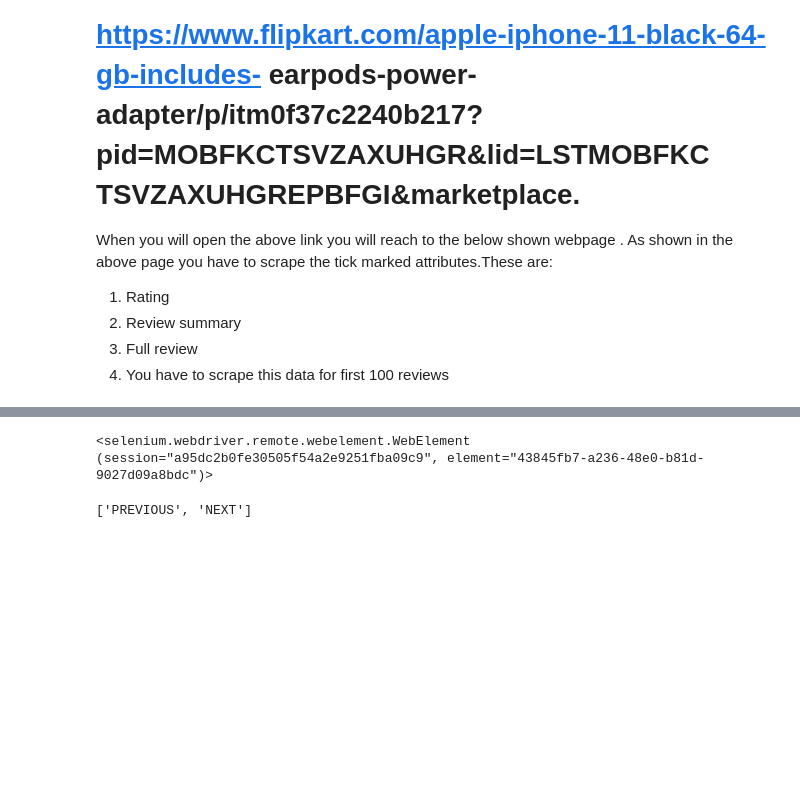
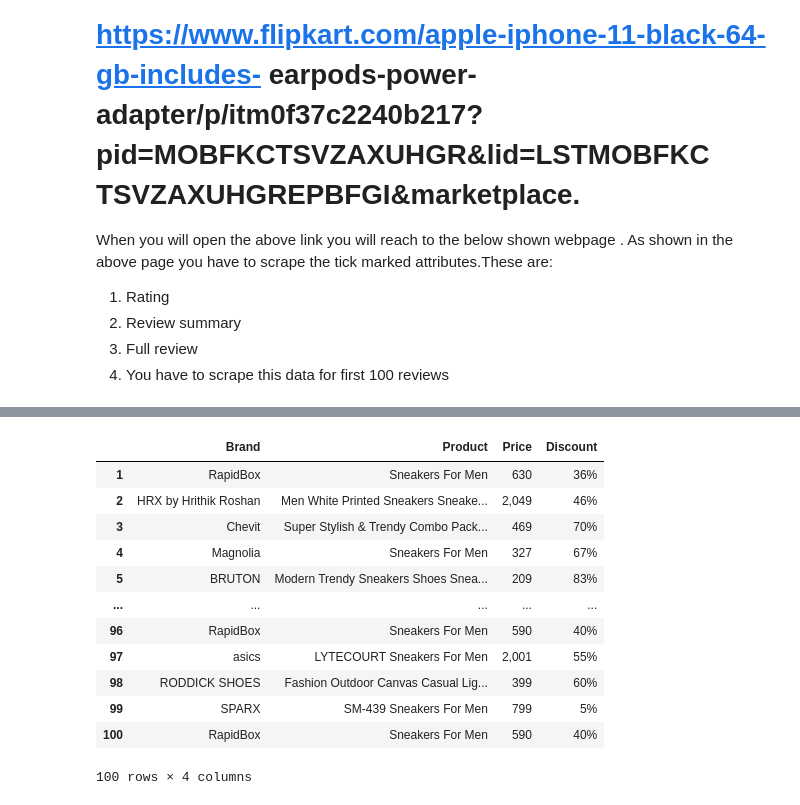
Before and after one commit to mohittomar2008/Internship, a Jupyter notebook: Selenium.ipynb, the cells around one changed output, grey strips where cells are left out. Saved outputs shown, nothing was run; the diff lists cells and outputs as text; code cells hidden in the pictures; blank space fills up the shorter version.

```diff
--- a/Selenium.ipynb
+++ b/Selenium.ipynb
@@ -558,2 +589,9 @@ len(review_tags),len(rating_tags ),len(fullreview_tags),len(button_tags)
 # %%
-len(review_tags),len(rating_tags),len(fullreview_tags)
+# lets connect to driver
+
+driver= webdriver.Chrome(r'C:\Users\Bank of America\Downloads\chromedriver_win32/chromedriver.exe')
+
+url='https://www.flipkart.com/'
+driver.get(url)
+driver.maximize_window()
+time.sleep(1)
@@ -591,11 +601,0 @@ for i in fullreview_tags:
-# %%
-for i in button_tags:
-    button.append(i.text)
-
-button_tags[0]
-# %% [output]
-<selenium.webdriver.remote.webelement.WebElement (session="a95dc2b0fe30505f54a2e9251fba09c9", element="43845fb7-a236-48e0-b81d-9027d09a8bdc")>
-# %%
-button
-# %% [output]
-['PREVIOUS', 'NEXT']
@@ -601,0 +607,51 @@ button
+# %%
+brand=[]
+product=[]
+price=[]
+discount=[]
+
+
+
+for i in range(1,4):
+    brand_tags= driver.find_elements_by_xpath('//div[@class="_2WkVRV"]')
+    product_tags= driver.find_elements_by_xpath('//div[@class="_2B099V"]')
+    price_tags=driver.find_elements_by_xpath('//div[@class="_30jeq3"]  ')
+    discount_tags= driver.find_elements_by_xpath('//div[@class="_3Ay6Sb"]')
+
+
+    for i in brand_tags:
+        brand.append(i.text)
+    for i in product_tags:
+        product.append(i.text.split('\n')[1])
+    for i in price_tags:
+        price.append(i.text.replace('₹',''))
+
+    for i in discount_tags:
+        discount.append(i.text.split(' ')[0])
+
+    next_button =driver.find_elements_by_xpath('//a[@class="_1LKTO3"]')
+
+    try:
+        driver.get(next_button[1].get_attribute('href'))
+    except:
+        driver.get(next_button[0].get_attribute('href'))
+
+
+
+Iphone=pd.DataFrame({'Brand':brand[0:100],'Product':product[0:100],'Price':price[0:100],'Discount':discount[0:100]})
+Iphone.index +=1
+Iphone
+# %% [output]
+|  | Brand | Product | Price | Discount |
+| 1 | RapidBox | Sneakers For Men | 630 | 36% |
+| 2 | HRX by Hrithik Roshan | Men White Printed Sneakers Sneake... | 2,049 | 46% |
+| 3 | Chevit | Super Stylish & Trendy Combo Pack... | 469 | 70% |
+| 4 | Magnolia | Sneakers For Men | 327 | 67% |
+| 5 | BRUTON | Modern Trendy Sneakers Shoes Snea... | 209 | 83% |
+| ... | ... | ... | ... | ... |
+| 96 | RapidBox | Sneakers For Men | 590 | 40% |
+| 97 | asics | LYTECOURT Sneakers For Men | 2,001 | 55% |
+| 98 | RODDICK SHOES | Fashion Outdoor Canvas Casual Lig... | 399 | 60% |
+| 99 | SPARX | SM-439 Sneakers For Men | 799 | 5% |
+| 100 | RapidBox | Sneakers For Men | 590 | 40% |
+100 rows × 4 columns
```
Also changed, not shown: parts of 55 cells of this notebook.
